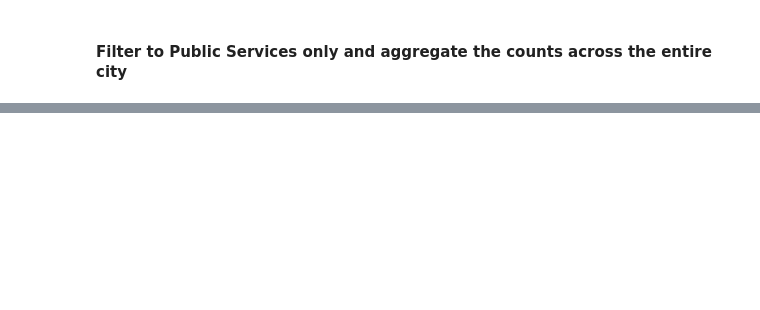
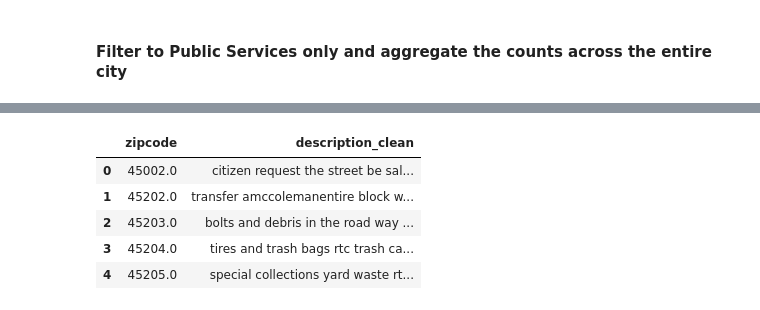
Before and after one commit to jmbahr/the-city-scraper, a Jupyter notebook: _notebooks/2021-08-25-text-analytics-311.ipynb, the cells around one changed output, grey strips where cells are left out. Saved outputs shown, nothing was run; the diff lists cells and outputs as text; code cells hidden in the pictures; blank space fills up the shorter version.

```diff
--- a/_notebooks/2021-08-25-text-analytics-311.ipynb
+++ b/_notebooks/2021-08-25-text-analytics-311.ipynb
@@ -259,6 +259,14 @@ raw_311.head(5)
 # %%
 # concatenate all strings within the same zipcode
 zipcode_descriptions = raw_311.groupby(['zipcode'])['description_clean'].apply(' '.join).reset_index()
+zipcode_descriptions.head(5)
+# %% [output]
+|  | zipcode | description_clean |
+| 0 | 45002.0 | citizen request the street be sal... |
+| 1 | 45202.0 | transfer amccolemanentire block w... |
+| 2 | 45203.0 | bolts and debris in the road way ... |
+| 3 | 45204.0 | tires and trash bags rtc trash ca... |
+| 4 | 45205.0 | special collections yard waste rt... |
 # %%
 from sklearn.feature_extraction.text import TfidfVectorizer
 
```
Also changed, not shown: parts of 10 cells of this notebook, 1 other file.
